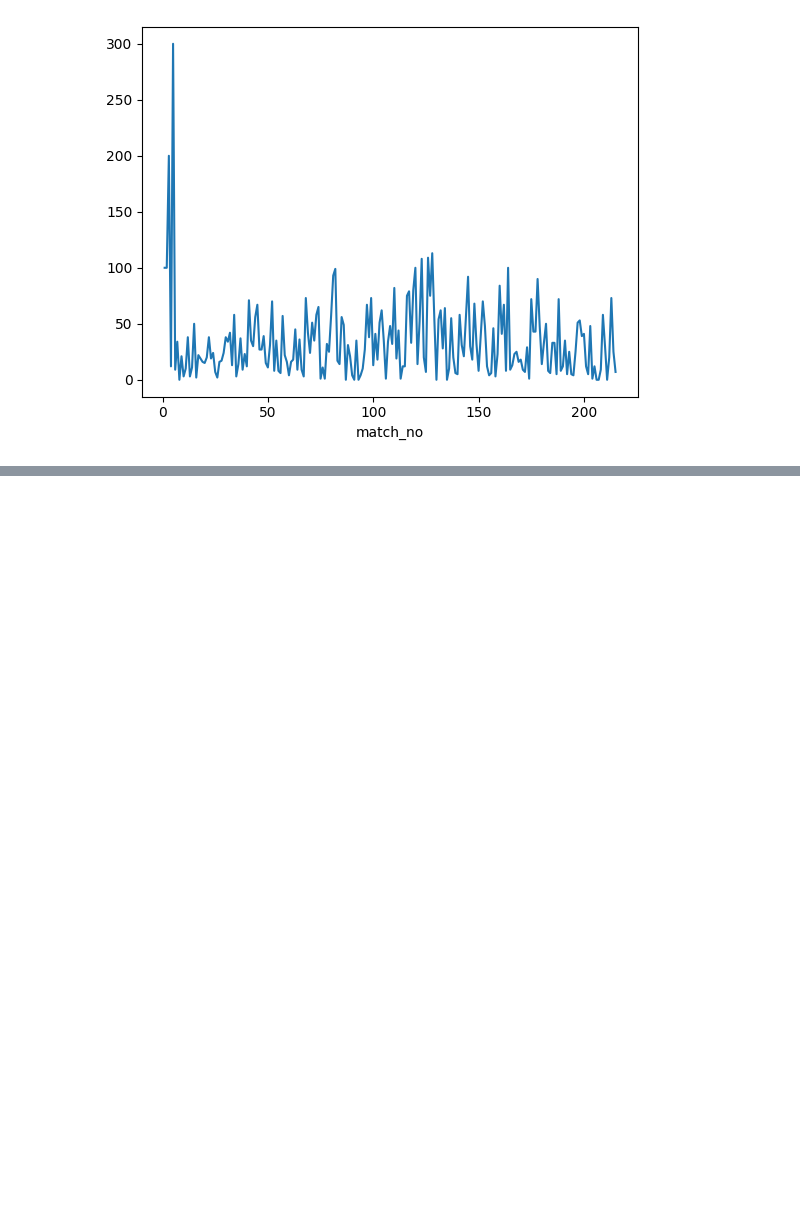
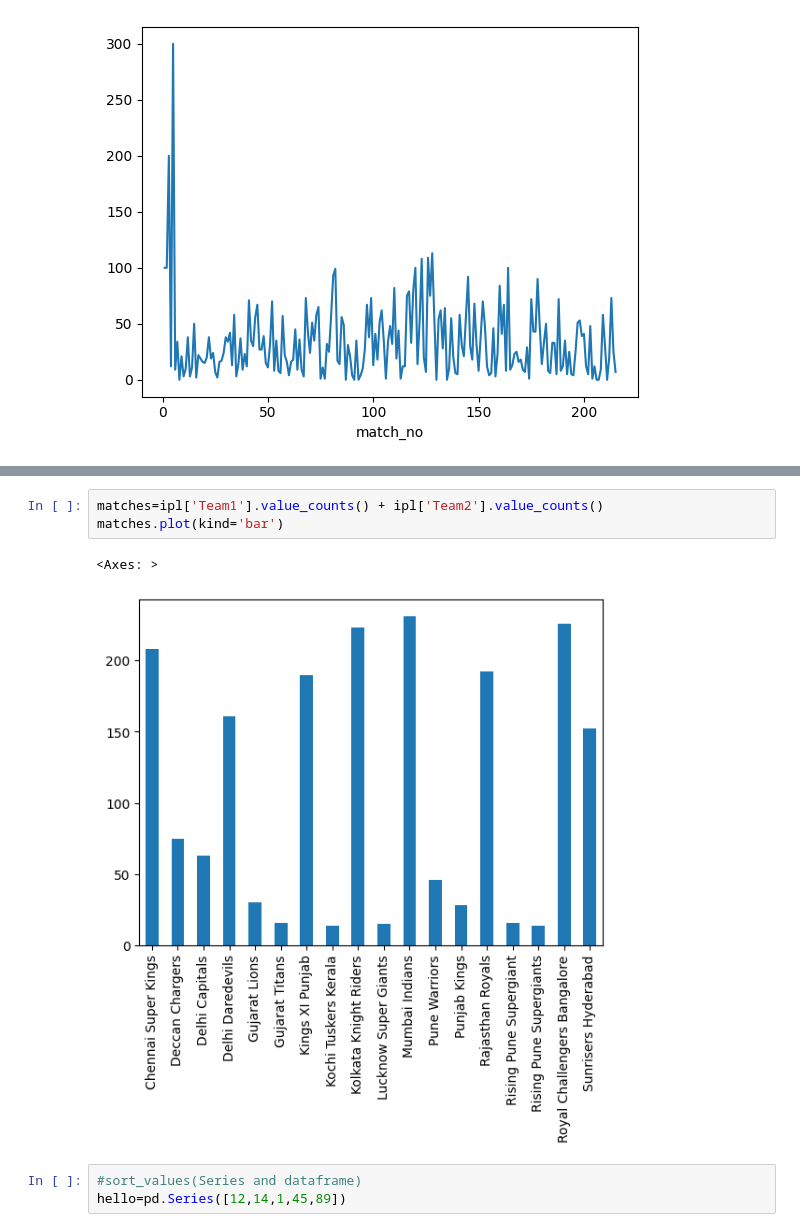
Before and after one commit to phigratio/Machine-Learning, a Jupyter notebook: Pandas.ipynb, the cells around one changed output, grey strips where cells are left out. Cells and saved outputs as stored; diff of their text form; blank space fills up the shorter version.

Commit message:
learned some dataframe functions

```diff
--- a/Pandas.ipynb
+++ b/Pandas.ipynb
@@ -360,0 +750,9 @@ cric.plot()
+# %%
+matches=ipl['Team1'].value_counts() + ipl['Team2'].value_counts()
+matches.plot(kind='bar')
+# %% [output]
+<Axes: >
+[figure, added]
+# %%
+#sort_values(Series and dataframe)
+hello=pd.Series([12,14,1,45,89])
```
Also changed, not shown: parts of 47 cells of this notebook.
